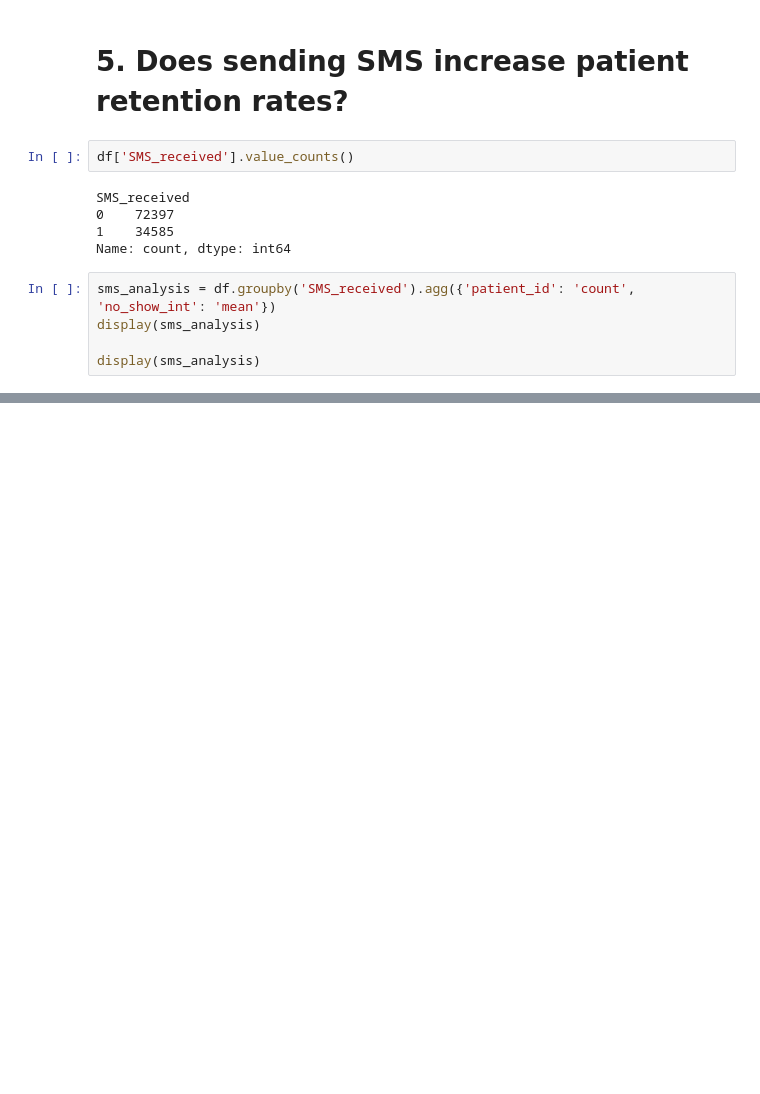
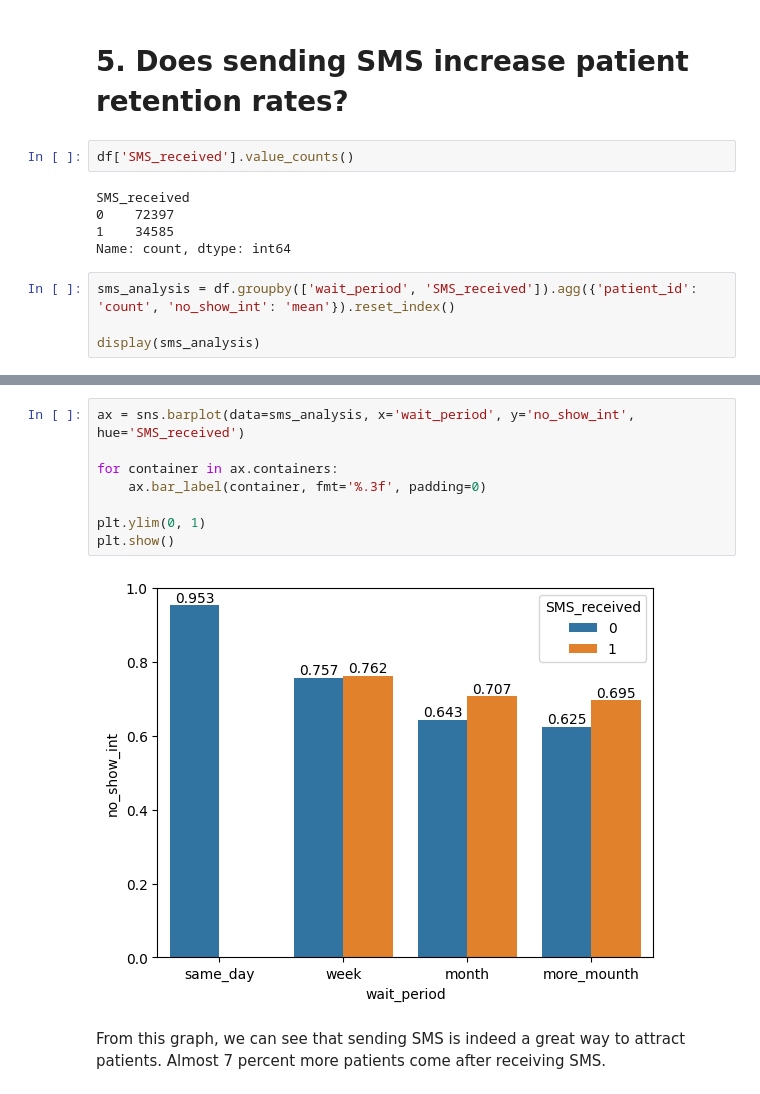
Before and after one commit to m4rkellkka/clinic-retention-analysis, a Jupyter notebook: 1.ipynb, the cells around one changed output, grey strips where cells are left out. Saved outputs shown, nothing was run; the diff lists cells and outputs as text; blank space fills up the shorter version.

```diff
--- a/1.ipynb
+++ b/1.ipynb
@@ -257,8 +258,7 @@ SMS_received
 1    34585
 Name: count, dtype: int64
 # %%
-sms_analysis = df.groupby('SMS_received').agg({'patient_id': 'count', 'no_show_int': 'mean'})
-display(sms_analysis)
+sms_analysis = df.groupby(['wait_period', 'SMS_received']).agg({'patient_id': 'count', 'no_show_int': 'mean'}).reset_index()
 
 display(sms_analysis)
 # %% [output]
@@ -265,0 +273,12 @@ TypeError: 'method' object is not subscriptable
+# %%
+ax = sns.barplot(data=sms_analysis, x='wait_period', y='no_show_int', hue='SMS_received')
+
+for container in ax.containers:
+    ax.bar_label(container, fmt='%.3f', padding=0)
+
+plt.ylim(0, 1)
+plt.show()
+# %% [output]
+[figure, added]
+# %% [markdown]
+From this graph, we can see that sending SMS is indeed a great way to attract patients. Almost 7 percent more patients come after receiving SMS.
```
Also changed, not shown: parts of 17 cells of this notebook.
